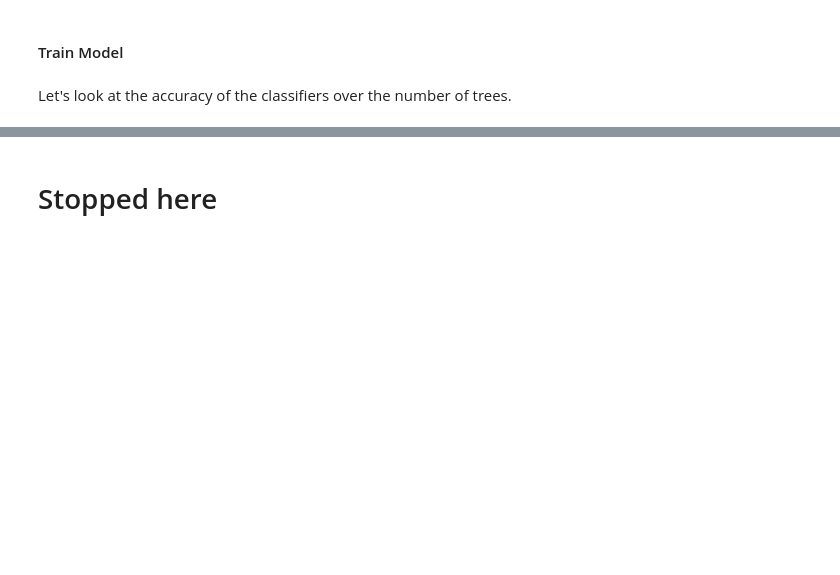
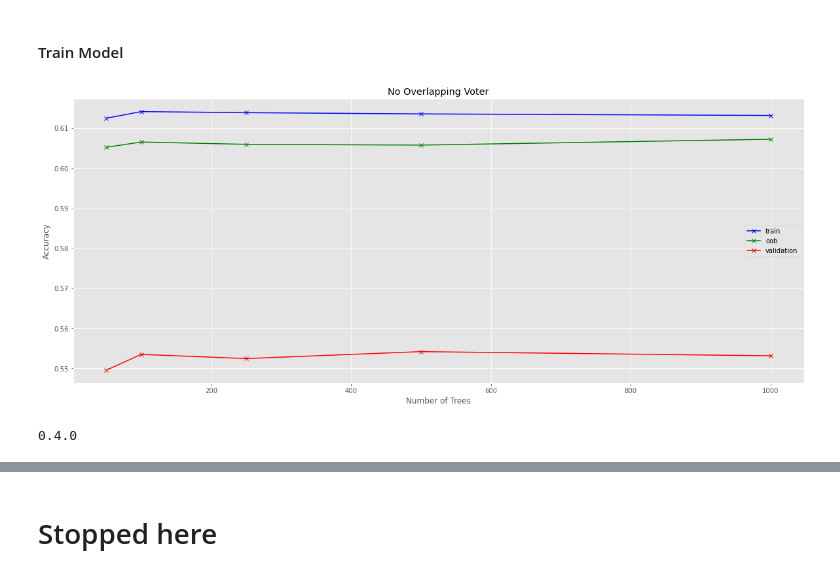
Before and after one commit to nmaiorana/svi-trading-tools, a Jupyter notebook: portfolio_analysis_ml.ipynb, the cells around one changed output, grey strips where cells are left out. Saved outputs shown, nothing was run; the diff lists cells and outputs as text; code cells hidden in the pictures; blank space fills up the shorter version.

```diff
--- a/portfolio_analysis_ml.ipynb
+++ b/portfolio_analysis_ml.ipynb
@@ -333,7 +295,7 @@ plt.show()
 # %%
 all_factors.to_csv('data/factor_features_data.csv')
 # %%
-all_factors = pd.read_csv('data/factor_features_data.csv')
+all_factors = pd.read_csv('data/factor_features_data.csv', parse_dates=['date'])
 all_factors.set_index(['date', 'ticker'], inplace=True)
 all_factors.sort_index(inplace=True)
 all_factors.head()
@@ -421,20 +491,3 @@ ranked_features
-# %%
-import utils
-importlib.reload(utils)
-
-train_score = []
-valid_score = []
-oob_score = []
-
-for n_trees in tqdm(n_trees_l, desc='Training Models', unit='Model'):
-    clf = RandomForestClassifier(n_trees, **clf_parameters)
-    clf.fit(*utils.non_overlapping_samples(X_train, y_train, 4))
-
-    train_score.append(clf.score(X_train, y_train.values))
-    valid_score.append(clf.score(X_valid, y_valid.values))
-    oob_score.append(clf.oob_score_)
-
-utils.plot_results(n_trees_l, train_score, oob_score, valid_score, ['train', 'oob', 'validation'], 'Random Forest Accuracy - No Overlap', 'Number of Trees')
 # %%
 import abc
 
@@ -455,6 +508,7 @@ class NoOverlapVoterAbstract(VotingClassifier):
 
     def __init__(self, estimator, voting='soft', n_skip_samples=4):
         # List of estimators for all the subsets of data
+        self.estimator = estimator
         estimators = [('clf'+str(i), estimator) for i in range(n_skip_samples + 1)]
 
         self.n_skip_samples = n_skip_samples
@@ -533,10 +531,19 @@ def non_overlapping_estimators(x, y, classifiers, n_skip_samples):
 # %%
 class NoOverlapVoter(NoOverlapVoterAbstract):
     def _calculate_oob_score(self, classifiers):
-        return calculate_oob_score(classifiers)
+        oob_scores = []
+        for classifier in classifiers:
+            oob_scores.append(classifier.oob_score_)
+
+        return np.mean(oob_scores)
 
     def _non_overlapping_estimators(self, x, y, classifiers, n_skip_samples):
-        return non_overlapping_estimators(x, y, classifiers, n_skip_samples)
+        fit_classifiers = []
+        for clf_idx in range(len(classifiers)):
+            x_samp, y_samp = utils.non_overlapping_samples(x, y, n_skip_samples, clf_idx)
+            fit_classifiers.append(classifiers[clf_idx].fit(x_samp, y_samp))
+
+        return fit_classifiers
 # %% [markdown]
 Now that we have our `NoOverlapVoter` class, let's train it.
 # %% [markdown]
@@ -544,19 +551,21 @@ Now that we have our `NoOverlapVoter` class, let's train it.
 # %%
 train_score = []
 valid_score = []
 oob_score = []
 
 for n_trees in tqdm(n_trees_l, desc='Training Models', unit='Model'):
     clf = RandomForestClassifier(n_trees, **clf_parameters)
 
-    clf_nov = NoOverlapVoter(clf, voting='soft')
+    clf_nov = NoOverlapVoter(clf)
     clf_nov.fit(X_train, y_train)
 
     train_score.append(clf_nov.score(X_train, y_train.values))
     valid_score.append(clf_nov.score(X_valid, y_valid.values))
     oob_score.append(clf_nov.oob_score_)
 
 utils.plot_results(n_trees_l, train_score, oob_score, valid_score, ['train', 'oob', 'validation'], 'No Overlapping Voter', 'Number of Trees')
+# %% [output]
+[figure, added]
 # %%
 import alphalens as al
 importlib.reload(al)
@@ -579,7 +588,6 @@ def show_sample_results(data, samples, classifier, factors, pricing=all_pricing)
     factors_with_alpha = data.loc[samples.index].copy().reset_index()
     factors_with_alpha['date'] = pd.to_datetime(factors_with_alpha['date'])
     factors_with_alpha.set_index(['date', 'ticker'], inplace=True)
-    factors_with_alpha = factors_with_alpha.tz_localize('UTC', level='date')
     factors_with_alpha[alpha_score_label] = alpha_score
 
     # Setup data for AlphaLens
@@ -594,5 +602,7 @@ def show_sample_results(data, samples, classifier, factors, pricing=all_pricing)
     # Show Results
     print('             Sharpe Ratios')
     print(sharpe_ratio.round(2))
-    project_helper.plot_factor_returns(factor_returns)
-    project_helper.plot_factor_rank_autocorrelation(factor_data)
+    alpha_factors.plot_factor_returns(factor_returns)
+    alpha_factors.plot_factor_rank_autocorrelation(factor_data)
+# %% [output]
+0.4.0
@@ -605,2 +608,0 @@ show_sample_results(all_factors.dropna(), X_train.dropna(), clf_nov, factor_name
-# %% [markdown]
-Let's look at the accuracy of the classifiers over the number of trees.
```
Also changed, not shown: parts of 35 cells of this notebook, 2 other files.
